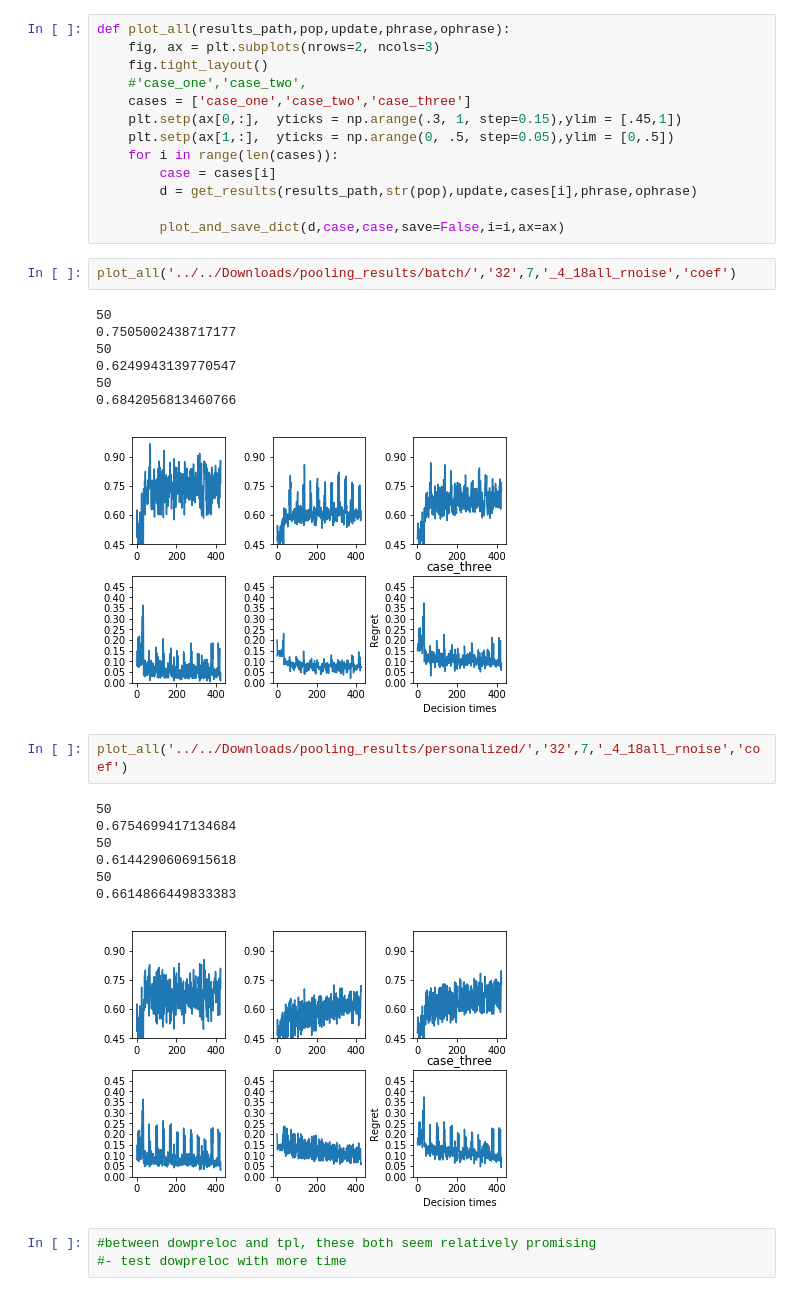
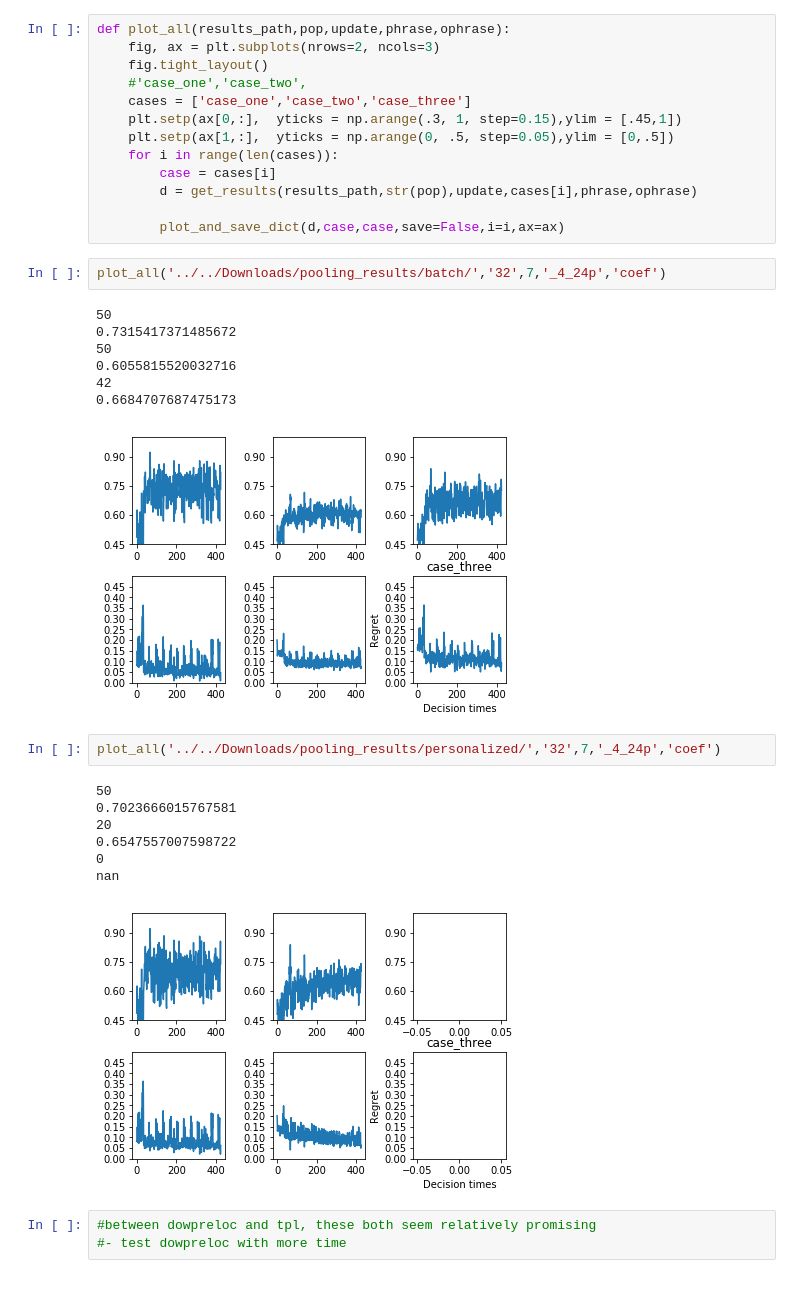
Before and after one commit to StatisticalReinforcementLearningLab/pooling_rl, a Jupyter notebook: evaluation/plot_all.ipynb, the cells around one changed output. Drawn from its saved outputs; the diff is of its cells as text.

```diff
--- a/evaluation/plot_all.ipynb
+++ b/evaluation/plot_all.ipynb
@@ -105,25 +105,25 @@ def plot_all(results_path,pop,update,phrase,ophrase):
 
         plot_and_save_dict(d,case,case,save=False,i=i,ax=ax)
 # %%
-plot_all('../../Downloads/pooling_results/batch/','32',7,'_4_18all_rnoise','coef')
+plot_all('../../Downloads/pooling_results/batch/','32',7,'_4_24p','coef')
 # %% [output]
 50
-0.7505002438717177
+0.7315417371485672
 50
-0.6249943139770547
-50
-0.6842056813460766
+0.6055815520032716
+42
+0.6684707687475173
-[figure, old version]
+[figure, new version]
 # %%
-plot_all('../../Downloads/pooling_results/personalized/','32',7,'_4_18all_rnoise','coef')
+plot_all('../../Downloads/pooling_results/personalized/','32',7,'_4_24p','coef')
 # %% [output]
 50
-0.6754699417134684
-50
-0.6144290606915618
-50
-0.6614866449833383
+0.7023666015767581
+20
+0.6547557007598722
+0
+nan
-[figure, old version]
+[figure, new version]
 # %%
 #between dowpreloc and tpl, these both seem relatively promising
 #- test dowpreloc with more time
```
Also changed, not shown: parts of 1 cell of this notebook, 3 other files.
